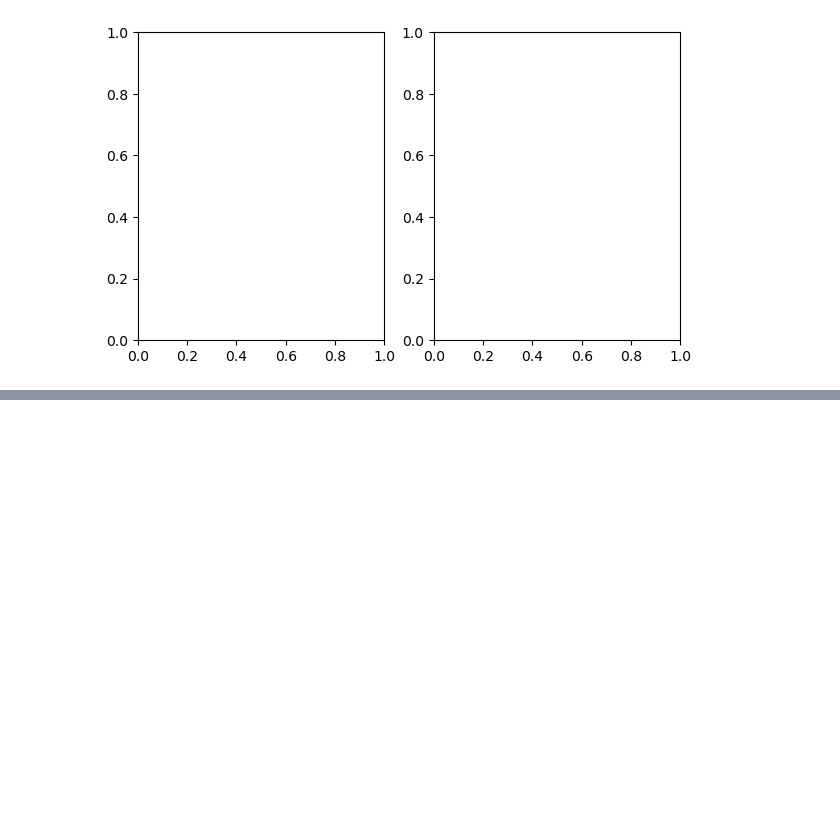
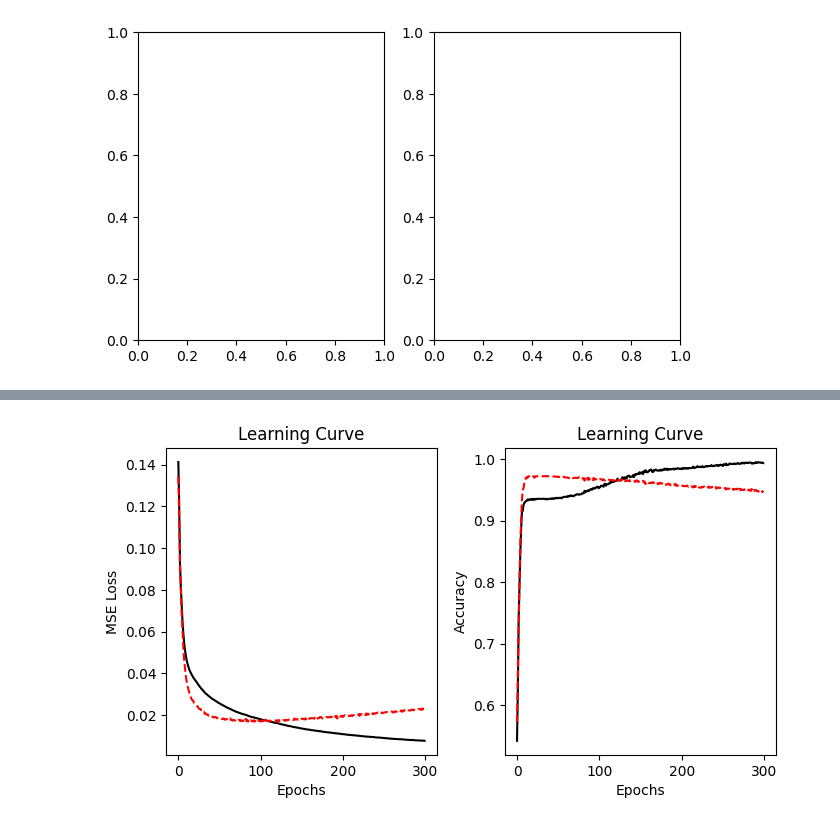
Before and after one commit to Nsivaa/ML, a Jupyter notebook: project/MONK_notebook.ipynb, the cells around one changed output, grey strips where cells are left out. Drawn from its saved outputs; the diff is of its cells as text; code cells hidden in the pictures; blank space fills up the shorter version.

```diff
--- a/project/MONK_notebook.ipynb
+++ b/project/MONK_notebook.ipynb
@@ -247,0 +250,79 @@ KeyboardInterrupt
+# %%
+%%time
+col_names = ["Class", "a1", "a2", "a3", "a4", "a5", "a6", "ID"]
+fig,axs = plt.subplots(1,2,figsize=(10,5))
+
+def plot_loss(losses: np.ndarray, cost_fun: str,ax,test_losses=None):
+    iterations = np.arange(len(losses))
+    ax.set_title("Learning Curve")
+    ax.set_xlabel("Epochs")
+    if cost_fun == "mse":
+        ax.set_ylabel("MSE Loss")
+    elif cost_fun == "b_ce":
+        ax.set_ylabel("Cross Entropy Loss")
+    elif cost_fun == "acc":
+        ax.set_ylabel("Accuracy")
+
+    ax.plot(iterations, losses, color="black")
+    if test_losses is not None:
+        iterations = np.arange(len(test_losses))
+        ax.plot(iterations, test_losses, color="red",linestyle='--')
+
+
+tr_data = pd.read_csv("../monk+s+problems/monks-3.train", sep =" ",  names = col_names)
+test_data = pd.read_csv("../monk+s+problems/monks-3.test", sep =" ",  names = col_names)
+
+
+epochs=300
+params={
+    "eta" : 0.00025,
+    "mb" : 1,
+    "momentum" : 0.99,
+    "epochs" : epochs,
+    "clip_value" : None,
+    "hid_act_fun" : "tanh",
+    "out_act_fun" : "tanh",
+    "cost_fun" : "mse",
+    "ridge_lambda":None,
+    "lasso_lambda": None,
+    "decay_max_steps": None,
+    "decay_min_value": None
+}
+n=10
+test_errors=np.zeros((n,epochs))
+training_errors=np.zeros((n,epochs))
+acc_test_errors=np.zeros((n,epochs))
+acc_train_errors=np.zeros((n,epochs))
+for i in range(n):
+    tr = process_monk_data(tr_data)
+    test = process_monk_data(test_data)
+    net = NeuralNetwork()
+
+    n_inputs = tr.shape[1] - 2
+
+    net.add_input_layer(n_inputs)
+
+    net.add_hidden_layer(n_inputs, 4)
+
+    net.add_output_layer(4, 1)
+    test_error,training_error,acc_test,acc_train=net.train(tr,params,test_data=test)
+    test_errors[i]=test_error
+    training_errors[i]=training_error
+    acc_test_errors[i]=acc_test
+    acc_train_errors[i]=acc_train
+    print(acc_test[-1])
+
+print(f"MSE: mean = {np.mean(test_errors[:,-1])}, std = {np.std(test_errors[:,-1])}")
+print(f"Accuracy: mean = {np.mean(acc_test_errors[:,-1])}, std = {np.std(acc_test_errors[:,-1])}")
+
+#si calcola la media su n modelli per epochs epoche e si plotta il risultato
+training_errors= np.mean(training_errors,axis=0)
+test_errors= np.mean(test_errors, axis=0)
+acc_train_errors= np.mean(acc_train_errors,axis=0)
+acc_test_errors= np.mean(acc_test_errors, axis=0)
+plot_loss(training_errors,"mse",axs[0],test_losses=test_errors)
+plot_loss(acc_train_errors,"acc",axs[1],test_losses=acc_test_errors)
+
+fig.tight_layout(pad=2.0)
+plt.show()
+# %% [output]
@@ -247,0 +346 @@ KeyboardInterrupt
+[figure, added]
```
Also changed, not shown: parts of 4 cells of this notebook, 1 other file.
